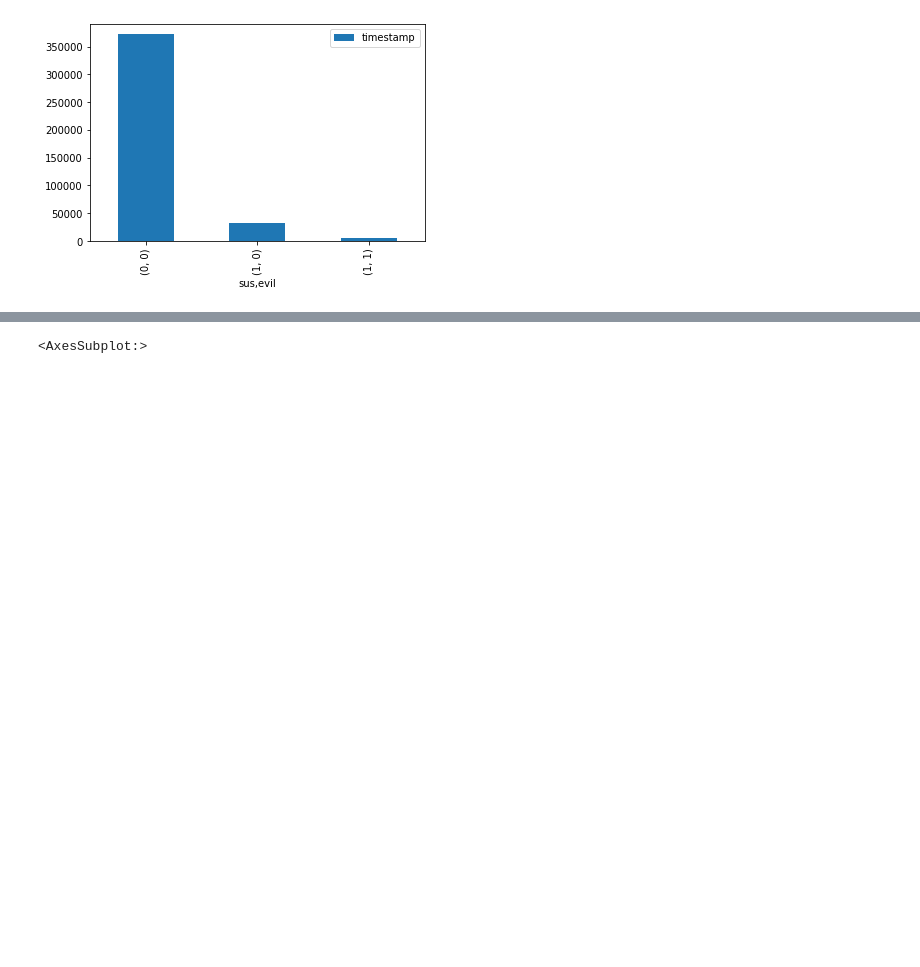
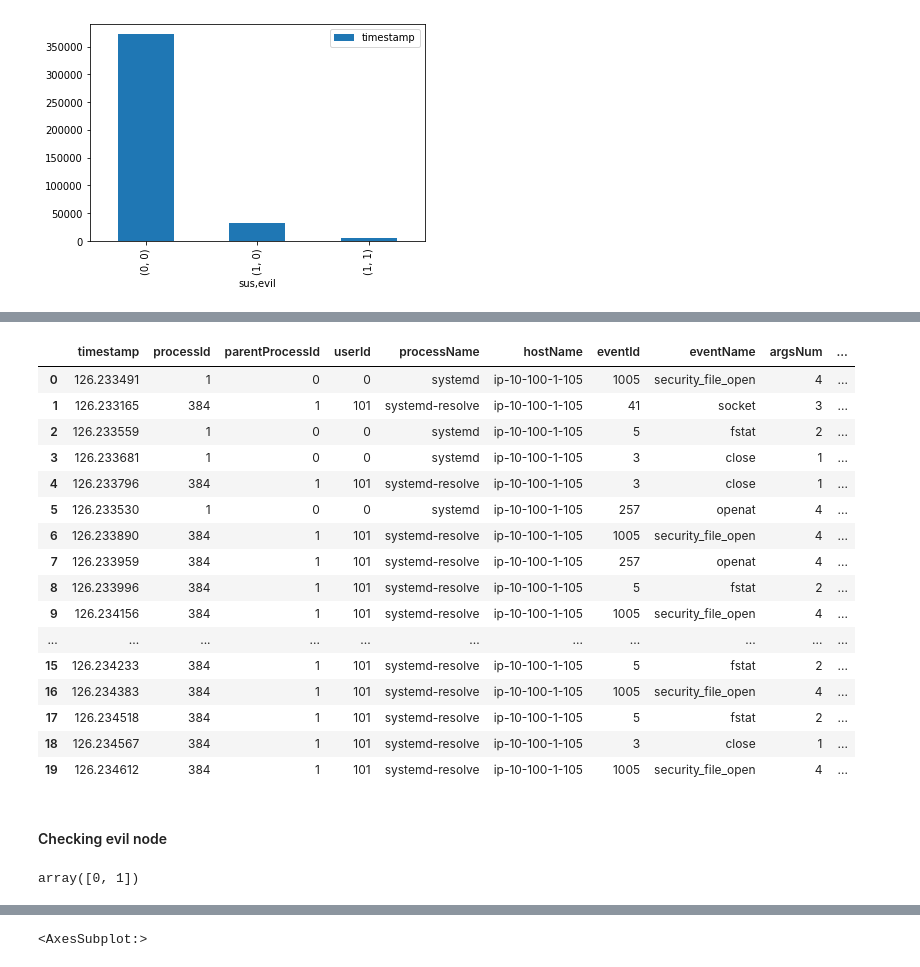
Before and after one commit to BishalLakha/BETH_data_analysis, a Jupyter notebook: beth-eda-processing-and-graph.ipynb, the cells around one changed output, grey strips where cells are left out. Saved outputs shown, nothing was run; the diff lists cells and outputs as text; code cells hidden in the pictures; blank space fills up the shorter version.

```diff
--- a/beth-eda-processing-and-graph.ipynb
+++ b/beth-eda-processing-and-graph.ipynb
@@ -274,0 +331,20 @@ df_process_final.groupby(['sus', 'evil'])[['timestamp']].count().plot(kind='bar'
+# %%
+df_process_final.head(20)
+# %% [output]
+|  | timestamp | processId | parentProcessId | userId | processName | hostName | eventId | eventName | argsNum | ... |
+| 0 | 126.233491 | 1 | 0 | 0 | systemd | ip-10-100-1-105 | 1005 | security_file_open | 4 | ... |
+| 1 | 126.233165 | 384 | 1 | 101 | systemd-resolve | ip-10-100-1-105 | 41 | socket | 3 | ... |
+| 2 | 126.233559 | 1 | 0 | 0 | systemd | ip-10-100-1-105 | 5 | fstat | 2 | ... |
+| 3 | 126.233681 | 1 | 0 | 0 | systemd | ip-10-100-1-105 | 3 | close | 1 | ... |
+| 4 | 126.233796 | 384 | 1 | 101 | systemd-resolve | ip-10-100-1-105 | 3 | close | 1 | ... |
+| 5 | 126.233530 | 1 | 0 | 0 | systemd | ip-10-100-1-105 | 257 | openat | 4 | ... |
+| 6 | 126.233890 | 384 | 1 | 101 | systemd-resolve | ip-10-100-1-105 | 1005 | security_file_open | 4 | ... |
+| 7 | 126.233959 | 384 | 1 | 101 | systemd-resolve | ip-10-100-1-105 | 257 | openat | 4 | ... |
+| 8 | 126.233996 | 384 | 1 | 101 | systemd-resolve | ip-10-100-1-105 | 5 | fstat | 2 | ... |
+| 9 | 126.234156 | 384 | 1 | 101 | systemd-resolve | ip-10-100-1-105 | 1005 | security_file_open | 4 | ... |
+| ... | ... | ... | ... | ... | ... | ... | ... | ... | ... | ... |
+| 15 | 126.234233 | 384 | 1 | 101 | systemd-resolve | ip-10-100-1-105 | 5 | fstat | 2 | ... |
+| 16 | 126.234383 | 384 | 1 | 101 | systemd-resolve | ip-10-100-1-105 | 1005 | security_file_open | 4 | ... |
+| 17 | 126.234518 | 384 | 1 | 101 | systemd-resolve | ip-10-100-1-105 | 5 | fstat | 2 | ... |
+| 18 | 126.234567 | 384 | 1 | 101 | systemd-resolve | ip-10-100-1-105 | 3 | close | 1 | ... |
+| 19 | 126.234612 | 384 | 1 | 101 | systemd-resolve | ip-10-100-1-105 | 1005 | security_file_open | 4 | ... |
@@ -274,0 +358,6 @@ df_process_final.groupby(['sus', 'evil'])[['timestamp']].count().plot(kind='bar'
+# %% [markdown]
+#### Checking evil node
+# %%
+df_process_final.evil.unique()
+# %% [output]
+array([0, 1])
```
Also changed, not shown: parts of 26 cells of this notebook.
